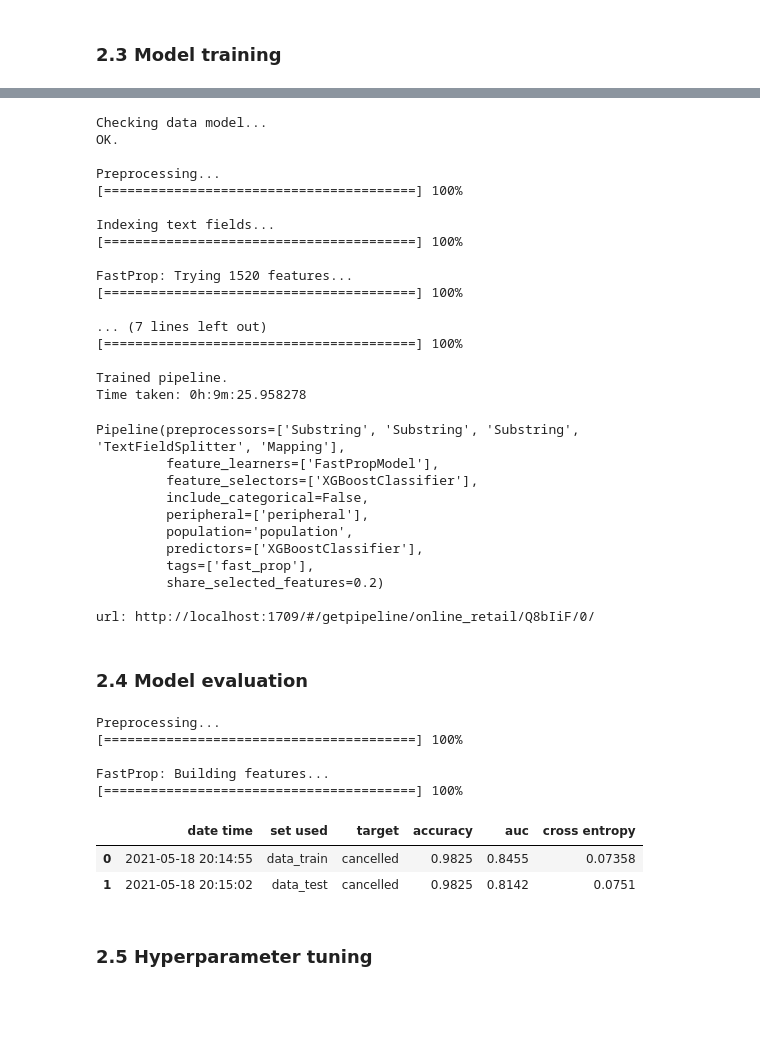
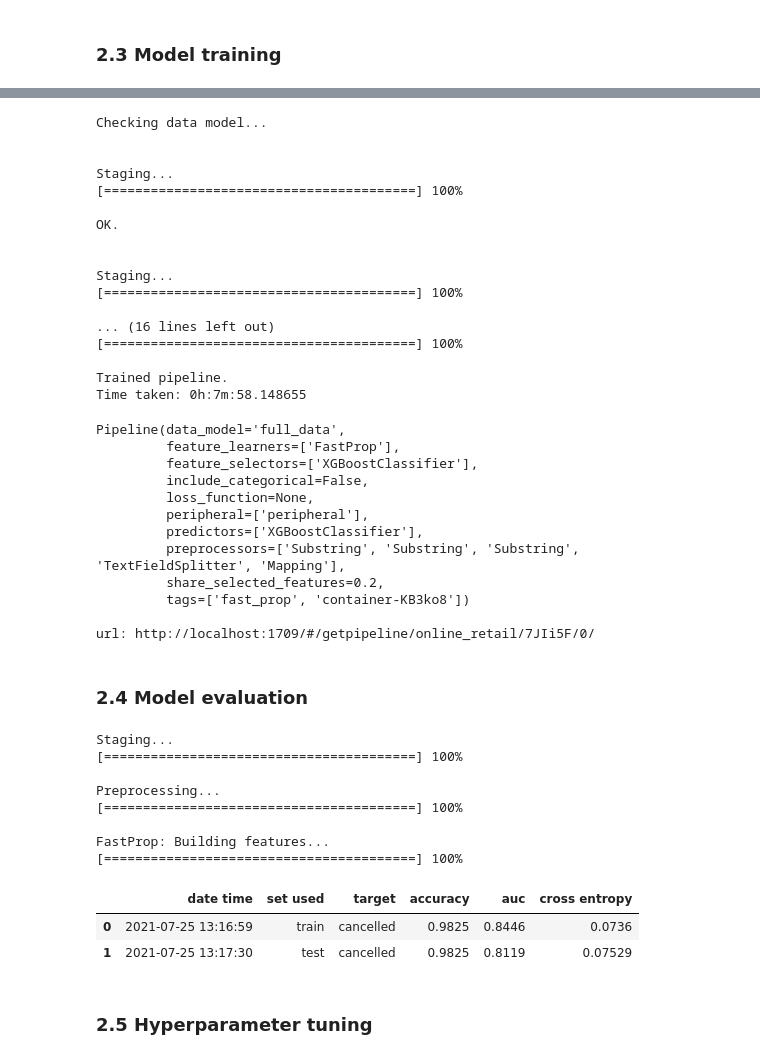
Before and after one commit to getml/getml-demo, a Jupyter notebook: online_retail.ipynb, the cells around one changed output, grey strips where cells are left out. Cells and saved outputs as stored; diff of their text form; code cells hidden in the pictures; blank space fills up the shorter version.

Commit message:
Updated online_retails.ipynb

```diff
--- a/online_retail.ipynb
+++ b/online_retail.ipynb
@@ -233,24 +234,23 @@ In our case, there are two joins we are interested in:
 
 2) We want to check out how often a certain customer has cancelled orders in the past. Here, we limit ourselves to the last 90 days. To avoid data leaks, we set a horizon of one day.
 # %%
-population = getml.data.Placeholder('population')
+star_schema = getml.data.StarSchema(population=full_data, split=split)
 
-peripheral = getml.data.Placeholder('peripheral')
-
-population.join(
-    peripheral,
-    join_key='Invoice',
-    allow_lagged_targets=False
+star_schema.join(
+    full_data.drop("Description"),
+    alias="peripheral",
+    on='Invoice'
 )
 
-population.join(
-    peripheral,
-    join_key='Customer ID',
-    time_stamp='InvoiceDate',
+star_schema.join(
+    full_data.drop("Description"),
+    alias="peripheral",
+    on='Customer ID',
+    time_stamps='InvoiceDate',
     horizon=getml.data.time.days(1),
     memory=getml.data.time.days(90),
-    allow_lagged_targets=True
+    lagged_targets=True
 )
 
-population
+star_schema
 # %% [output]
@@ -273,7 +285,7 @@ text_field_splitter = getml.preprocessors.TextFieldSplitter()
 
 mapping = getml.preprocessors.Mapping()
 
-fast_prop = getml.feature_learning.FastPropModel(
+fast_prop = getml.feature_learning.FastProp(
     loss_function=getml.feature_learning.loss_functions.CrossEntropyLoss,
     num_threads=1,
     sampling_factor=0.1,
@@ -287,7 +299,7 @@ __Build the pipeline__
 # %%
 pipe = getml.pipeline.Pipeline(
     tags=['fast_prop'],
-    population=population,
+    data_model=star_schema.data_model,
     preprocessors=[substr1, substr2, substr3, text_field_splitter, mapping],
     feature_learners=[fast_prop],
     feature_selectors=[feature_selector],
@@ -315,48 +336,52 @@ Checking data model...
 OK.
 # %%
-pipe.fit(data_train, [full_data])
+pipe.fit(star_schema.train)
 # %% [output]
 Checking data model...
+
+
+Staging...
+[========================================] 100%
+
 OK.
 
-Preprocessing...
+
+Staging...
 [========================================] 100%
 
-Indexing text fields...
-[========================================] 100%
-
-FastProp: Trying 1520 features...
-[========================================] 100%
-
-... (7 lines left out)
+... (16 lines left out)
 [========================================] 100%
 
 Trained pipeline.
-Time taken: 0h:9m:25.958278
+Time taken: 0h:7m:58.148655
-Pipeline(preprocessors=['Substring', 'Substring', 'Substring', 'TextFieldSplitter', 'Mapping'],
-         feature_learners=['FastPropModel'],
+Pipeline(data_model='full_data',
+         feature_learners=['FastProp'],
          feature_selectors=['XGBoostClassifier'],
          include_categorical=False,
+         loss_function=None,
          peripheral=['peripheral'],
-         population='population',
          predictors=['XGBoostClassifier'],
-         tags=['fast_prop'],
-         share_selected_features=0.2)
+         preprocessors=['Substring', 'Substring', 'Substring', 'TextFieldSplitter', 'Mapping'],
+         share_selected_features=0.2,
+         tags=['fast_prop', 'container-KB3ko8'])
 
-url: http://localhost:1709/#/getpipeline/online_retail/Q8bIiF/0/
+url: http://localhost:1709/#/getpipeline/online_retail/7JIi5F/0/
 # %% [markdown]
 ### 2.4 Model evaluation
 # %%
-pipe.score(data_test, [full_data])
+pipe.score(star_schema.test)
 # %% [output]
+Staging...
+[========================================] 100%
+
 Preprocessing...
 [========================================] 100%
 
 FastProp: Building features...
 [========================================] 100%
 |  | date time | set used | target | accuracy | auc | cross entropy |
-| 0 | 2021-05-18 20:14:55 | data_train | cancelled | 0.9825 | 0.8455 | 0.07358 |
-| 1 | 2021-05-18 20:15:02 | data_test | cancelled | 0.9825 | 0.8142 | 0.0751 |
+| 0 | 2021-07-25 13:16:59 | train | cancelled | 0.9825 | 0.8446 | 0.0736 |
+| 1 | 2021-07-25 13:17:30 | test | cancelled | 0.9825 | 0.8119 | 0.07529 |
 # %% [markdown]
 ### 2.5 Hyperparameter tuning
 # %% [markdown]
```
Also changed, not shown: parts of 12 cells of this notebook.
